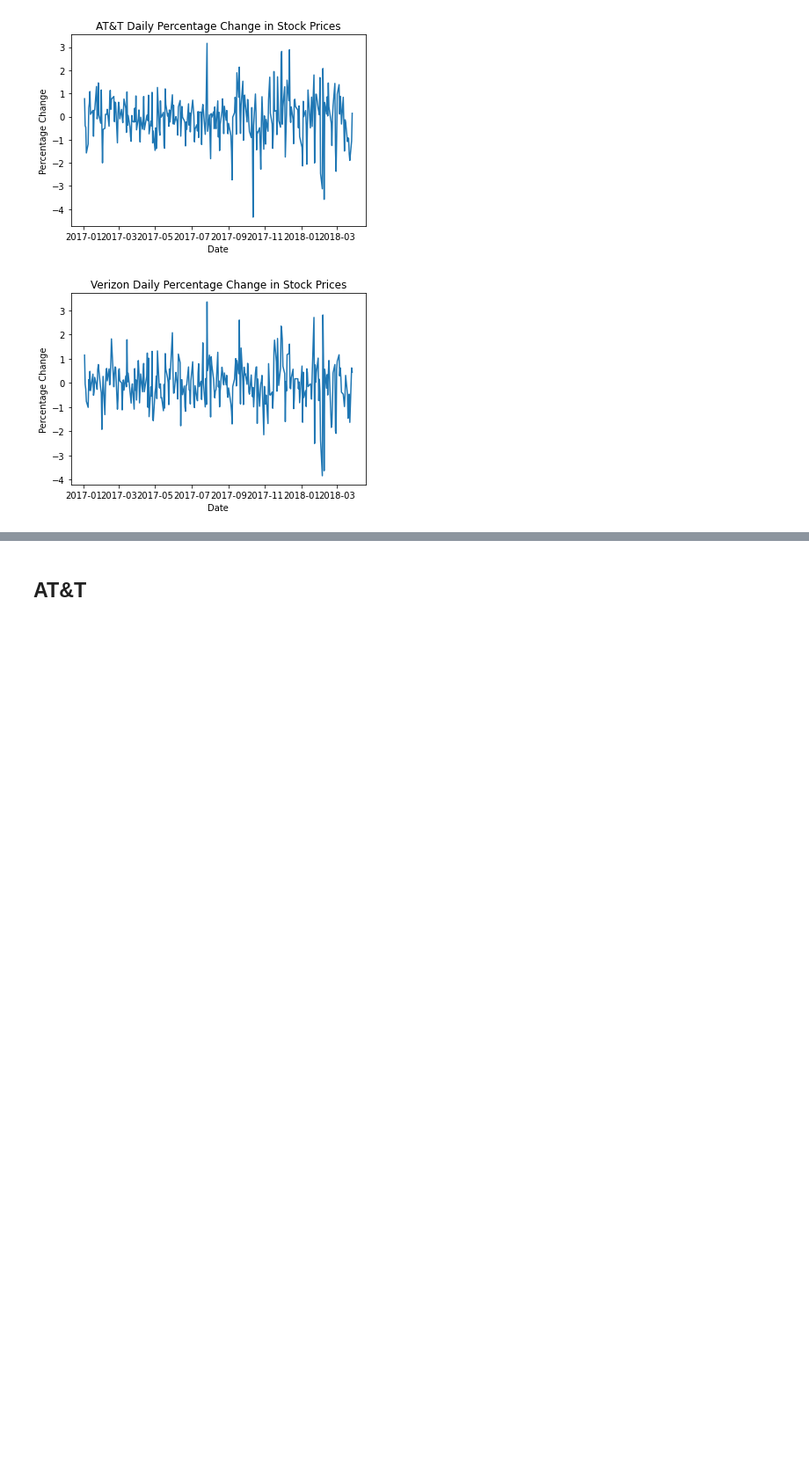
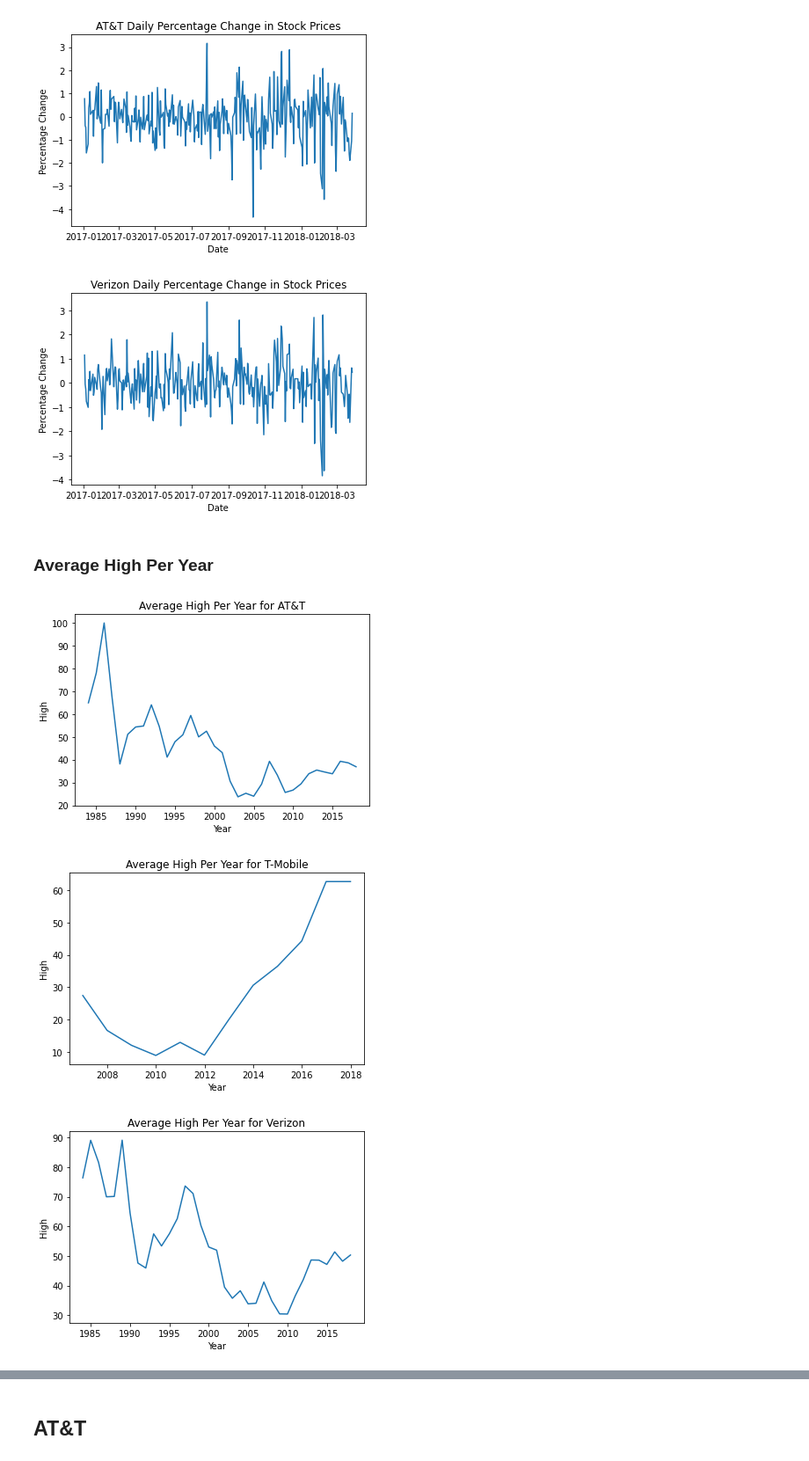
Before and after one commit to mssubaiti/Project1_Group1, a Jupyter notebook: new.ipynb, the cells around one changed output, grey strips where cells are left out. Shown at 88% size. Saved outputs shown, nothing was run; the diff lists cells and outputs as text; code cells hidden in the pictures; blank space fills up the shorter version.

```diff
--- a/new.ipynb
+++ b/new.ipynb
@@ -158,3 +215,37 @@ plt.show()
 [figure]
 [figure]
 [figure]
+# %% [markdown]
+### Average High Per Year
+# %%
+# Group the data by year and calculate the average value for each year
+att_yearly = att.groupby(att['Date'].dt.year).mean()
+
+# Create a line plot of the yearly trend
+plt.plot(att_yearly.index, att_yearly['Close'])
+plt.xlabel('Year')
+plt.ylabel('High')
+plt.title('Average High Per Year for AT&T')
+plt.show()
+
+# Group the data by year and calculate the average value for each year
+tm_yearly = tm.groupby(tm['Date'].dt.year).mean()
+# Create a line plot of the yearly trend
+plt.plot(tm_yearly.index, tm_yearly['Close'])
+plt.xlabel('Year')
+plt.ylabel('High')
+plt.title('Average High Per Year for T-Mobile')
+plt.show()
+
+# Group the data by year and calculate the average value for each year
+vz_yearly = vz.groupby(att['Date'].dt.year).mean()
+# Create a line plot of the yearly trend
+plt.plot(vz_yearly.index, vz_yearly['Close'])
+plt.xlabel('Year')
+plt.ylabel('High')
+plt.title('Average High Per Year for Verizon')
+plt.show()
+# %% [output]
+[figure, added]
+[figure, added]
+[figure, added]
```
Also changed, not shown: parts of 24 cells of this notebook.
